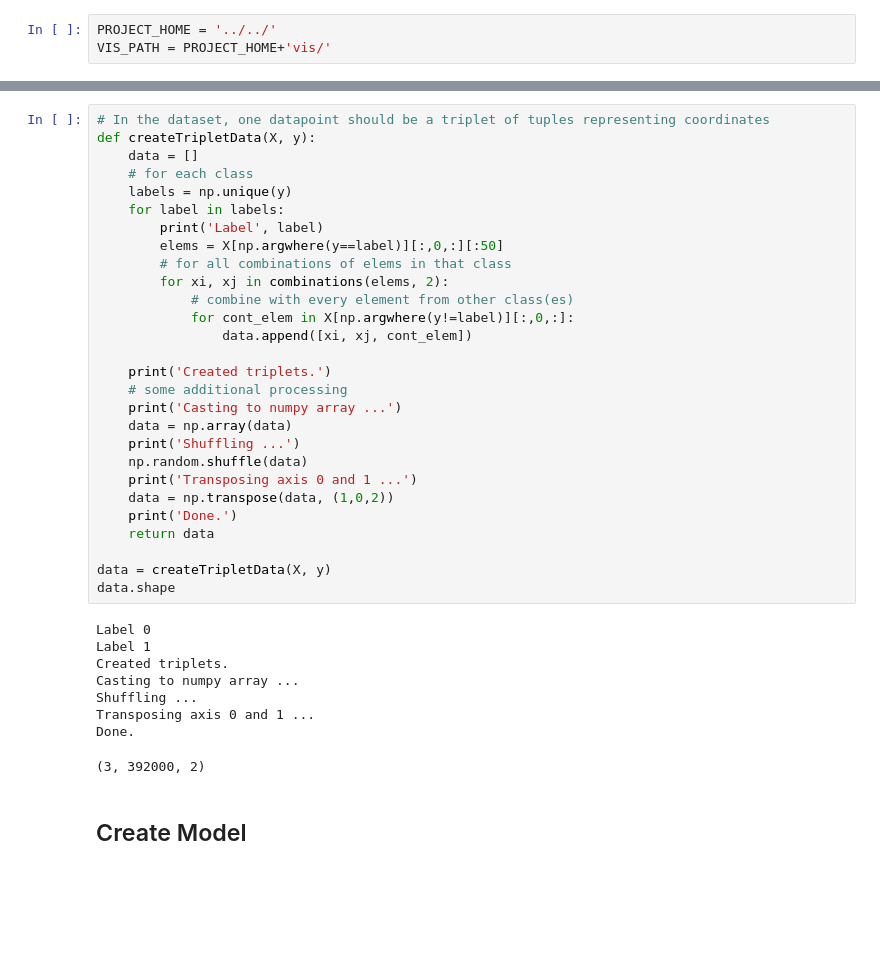
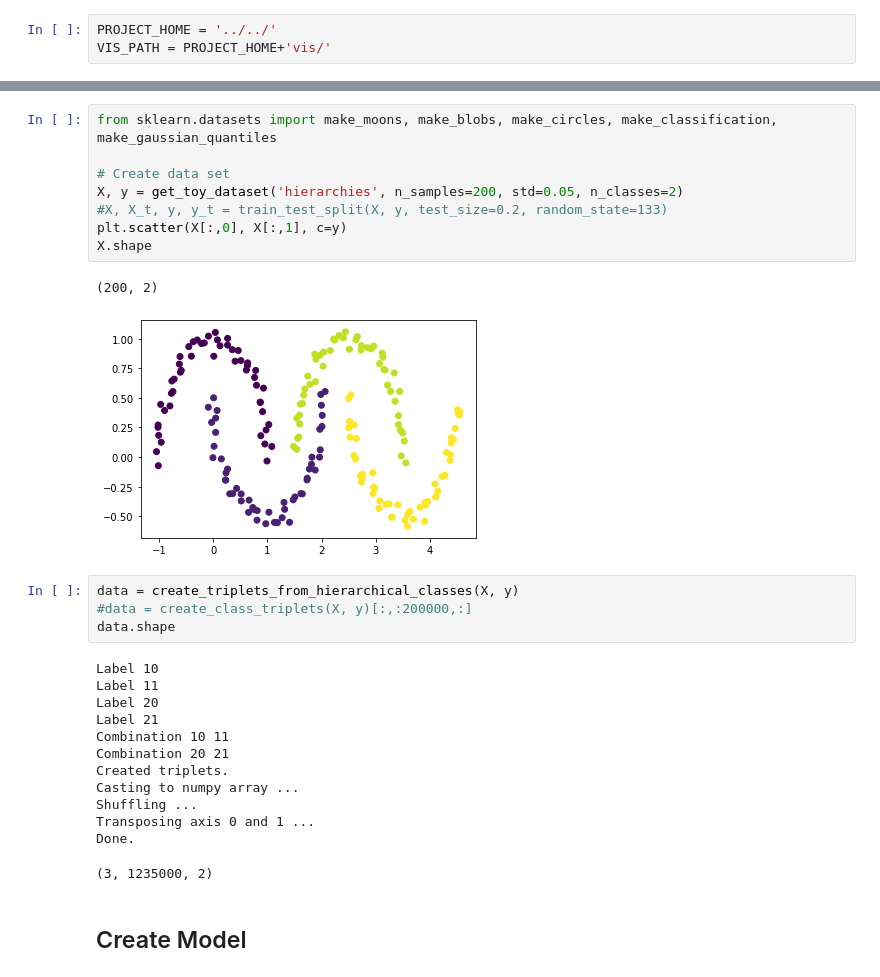
Before and after one commit to verrannt/invrep, a Jupyter notebook: src/notebooks/Investigation.ipynb, the cells around one changed output, grey strips where cells are left out. Drawn from its saved outputs; the diff is of its cells as text; blank space fills up the shorter version.

```diff
--- a/src/notebooks/Investigation.ipynb
+++ b/src/notebooks/Investigation.ipynb
@@ -69,40 +30,31 @@ We will start with **approach 2**: Each element in `data` will contain 3 element
-# %%
-# In the dataset, one datapoint should be a triplet of tuples representing coordinates
-def createTripletData(X, y):
-    data = []
-    # for each class
-    labels = np.unique(y)
-    for label in labels:
-        print('Label', label)
-        elems = X[np.argwhere(y==label)][:,0,:][:50]
-        # for all combinations of elems in that class
-        for xi, xj in combinations(elems, 2):
-            # combine with every element from other class(es)
-            for cont_elem in X[np.argwhere(y!=label)][:,0,:]:
-                data.append([xi, xj, cont_elem])
-
-    print('Created triplets.')
-    # some additional processing
-    print('Casting to numpy array ...')
-    data = np.array(data)
-    print('Shuffling ...')
-    np.random.shuffle(data)
-    print('Transposing axis 0 and 1 ...')
-    data = np.transpose(data, (1,0,2))
-    print('Done.')
-    return data
-
-data = createTripletData(X, y)
-data.shape
-# %% [output]
-Label 0
-Label 1
-Created triplets.
-Casting to numpy array ...
-Shuffling ...
-Transposing axis 0 and 1 ...
-Done.
-(3, 392000, 2)
+# %%
+from sklearn.datasets import make_moons, make_blobs, make_circles, make_classification, make_gaussian_quantiles
+
+# Create data set
+X, y = get_toy_dataset('hierarchies', n_samples=200, std=0.05, n_classes=2)
+#X, X_t, y, y_t = train_test_split(X, y, test_size=0.2, random_state=133)
+plt.scatter(X[:,0], X[:,1], c=y)
+X.shape
+# %% [output]
+(200, 2)
+[figure, added]
+# %%
+data = create_triplets_from_hierarchical_classes(X, y)
+#data = create_class_triplets(X, y)[:,:200000,:]
+data.shape
+# %% [output]
+Label 10
+Label 11
+Label 20
+Label 21
+Combination 10 11
+Combination 20 21
+Created triplets.
+Casting to numpy array ...
+Shuffling ...
+Transposing axis 0 and 1 ...
+Done.
+(3, 1235000, 2)
 # %% [markdown]
 ## Create Model
 # %%
```
Also changed, not shown: parts of 14 cells of this notebook.
